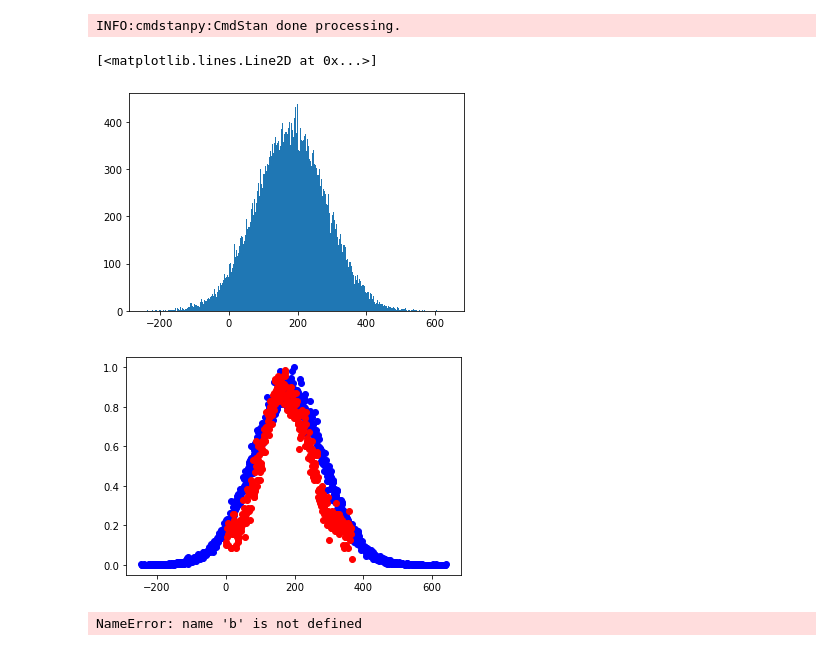
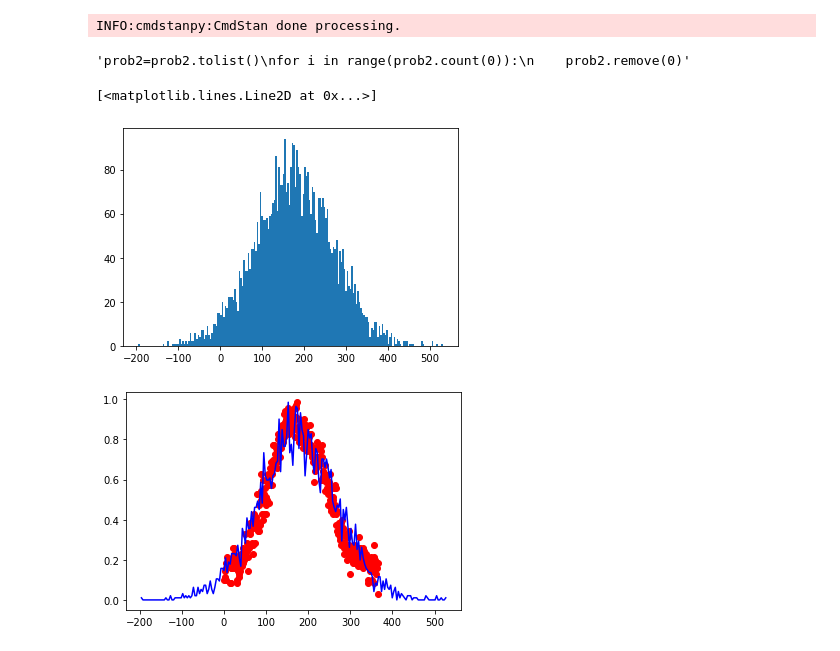
Before and after one commit to mck1303/DA_Project, a Jupyter notebook: DA.ipynb, the cells around one changed output. Cells and saved outputs as stored; diff of their text form; code cells hidden in the pictures.

```diff
--- a/DA.ipynb
+++ b/DA.ipynb
@@ -11,7 +11,7 @@ w=pd.read_csv("1950-2020_all_tornadoes.csv")
 
 
 x=np.linspace(1,366,366)
-days=np.zeros([366,1])
+torn=np.zeros([366,1])
 
 year={}
 year['1']=0
@@ -34,8 +34,8 @@ for i in range(len(w['mo'])):
     ww=day+mm
     if str(w['mo'][i])=='2'and str(w['dy'][i])=='29' or w['yr'][i]%4==0 and str(w['mo'][i])!='1' and str(w['mo'][i])!='2':
         ww=ww+1
-    days[ww-1]=days[ww-1]+1
-plt.plot(x,days,'o')
+    torn[ww-1]=torn[ww-1]+1
+plt.plot(x,torn,'o')
 # %% [output]
 [<matplotlib.lines.Line2D at 0x...>]
 [figure]
@@ -96,9 +112,7 @@ INFO:cmdstanpy:found newer exe file, not recompiling
 # %%
 y=np.linspace(1,366,366)
-for i in range(len(y)):
-    y[i]=days[i]
-data=dict(N=len(x),probs=x)
-m2=model1_fit.sample(data=data,iter_sampling=100000,chains=1)
+data=dict(N=len(y),probs=y)
+m2=model1_fit.sample(data=data,iter_sampling=5000,chains=1)
 # %% [output]
 INFO:cmdstanpy:CmdStan start procesing
 chain 1 |          | 00:00 Status
@@ -107,33 +121,26 @@ INFO:cmdstanpy:CmdStan done processing.
 mu2=m2.stan_variable('mu')
 sigma2=m2.stan_variable('sigma')
 prob2=m2.stan_variable('prob')
+'''prob2=prob2.tolist()
+for i in range(prob2.count(0)):
+    prob2.remove(0)'''
+# %% [output]
+'prob2=prob2.tolist()\nfor i in range(prob2.count(0)):\n    prob2.remove(0)'
 # %%
 mini=1000
 maxi=0
 for i in prob2:
     if i<mini:
         mini=i
     if i>maxi:
         maxi=i
 bins2=int(abs(maxi-mini))
-u2=plt.hist(prob2,bins=bins2)
+u2=plt.hist(prob2,bins=200)
 
 plt.figure()
-plt.plot(u2[1][:-1],u2[0]/max(u2[0]),'bo')
 plt.plot(x,days/70,'ro')
+plt.plot(u2[1][:-1],u2[0]/max(u2[0])*69/70,'b-')
 # %% [output]
 [<matplotlib.lines.Line2D at 0x...>]
-[figure, old version]
+[figure, new version]
-[figure, old version]
+[figure, new version]
-# %%
-#nic ważnego - nie usuwać
-n1=np.zeros([366,1])
-for i in b:
-    i=int(i)
-    if 1<=i<=366:
-        n1[i-1]=n1[i-1]+1
-
-plt.plot(x,days,'ob')
-plt.plot(x,n1*14,'or')
-# %% [output]
-NameError: name 'b' is not defined
```
Also changed, not shown: parts of 4 cells of this notebook, 2 other files.
